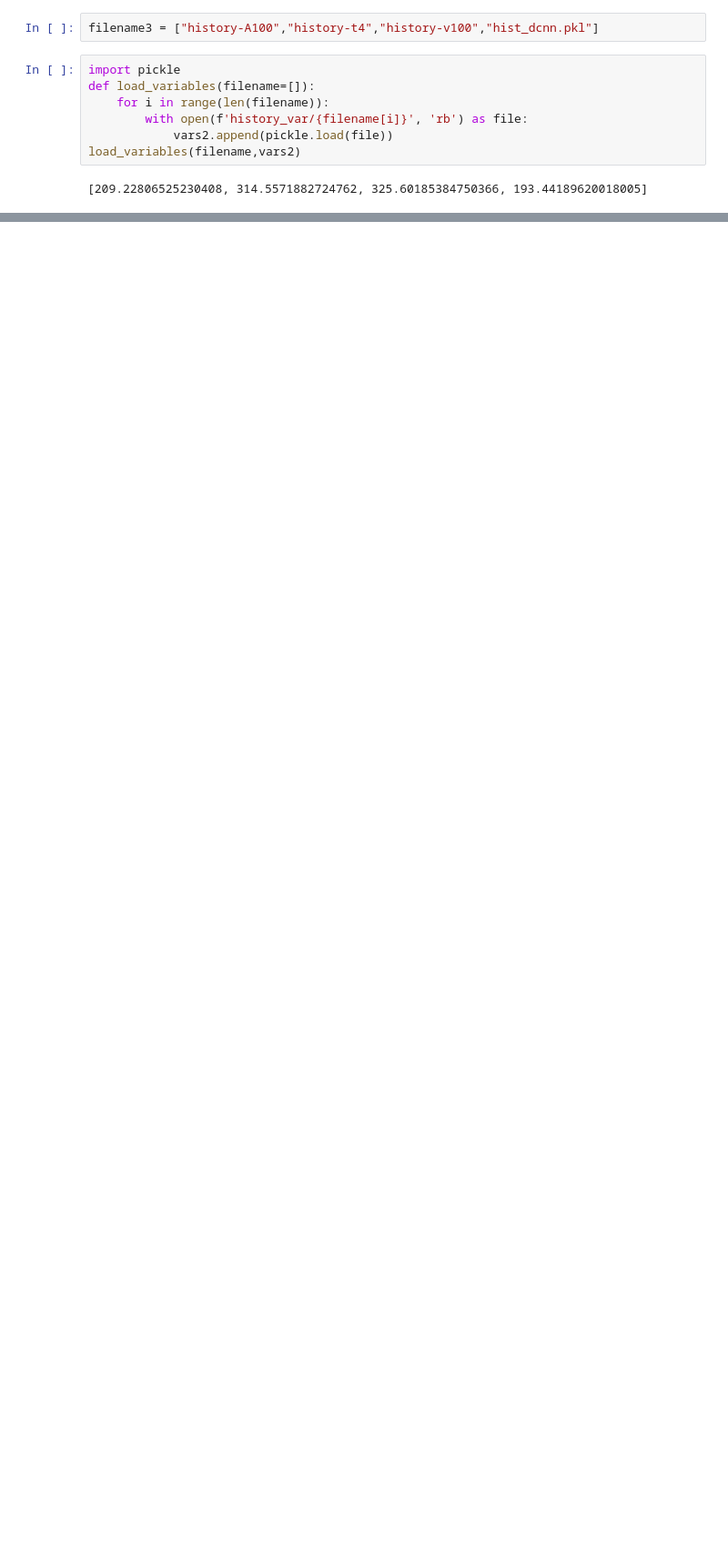
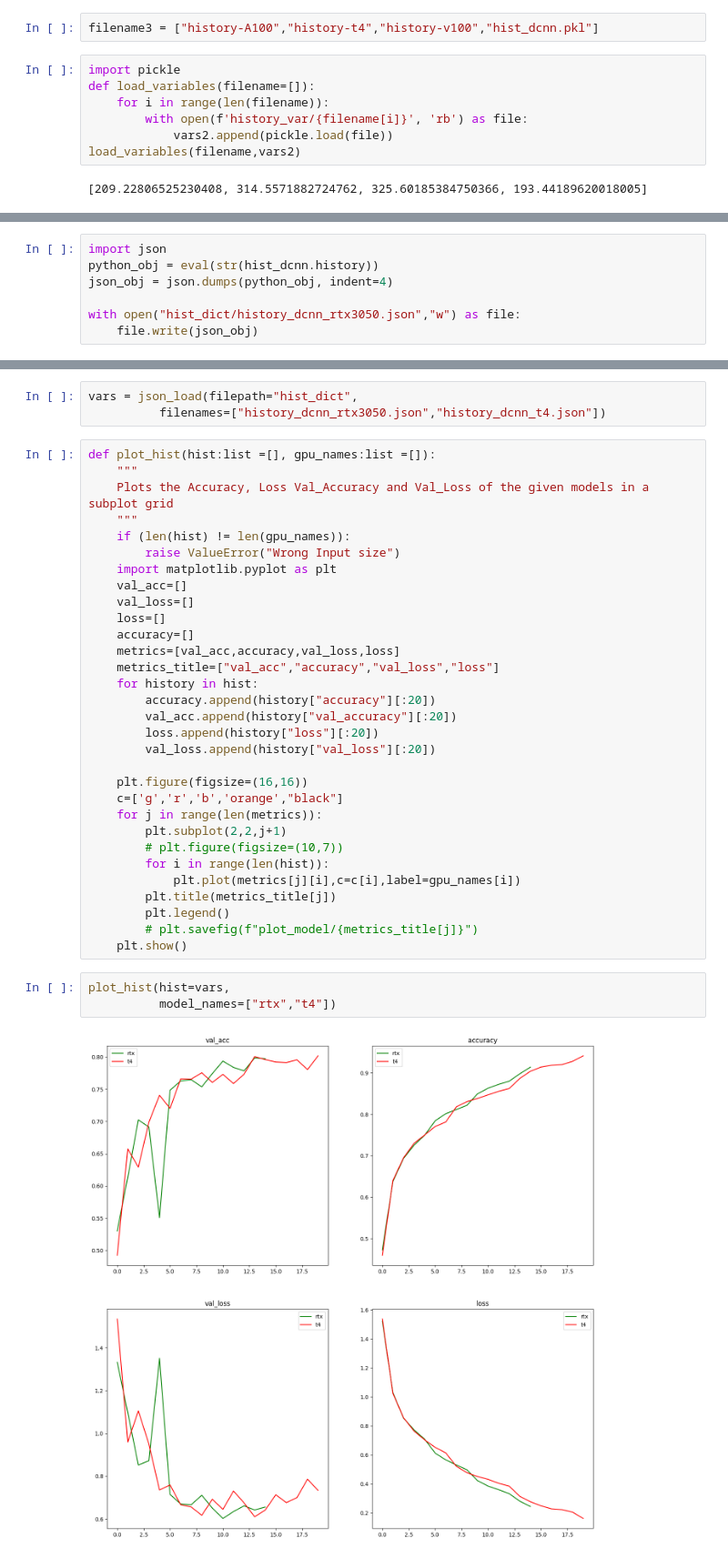
Before and after one commit to Ujjwal-Mk/IEEE, a Jupyter notebook: GPU_Plots.ipynb, the cells around one changed output, grey strips where cells are left out. Shown at 91% size. Cells and saved outputs as stored; diff of their text form; blank space fills up the shorter version.

```diff
--- a/GPU_Plots.ipynb
+++ b/GPU_Plots.ipynb
@@ -44,0 +55,7 @@ load_variables(filename,vars2)
+# %%
+import json
+python_obj = eval(str(hist_dcnn.history))
+json_obj = json.dumps(python_obj, indent=4)
+
+with open("hist_dict/history_dcnn_rtx3050.json","w") as file:
+    file.write(json_obj)
@@ -44,0 +105,39 @@ load_variables(filename,vars2)
+# %%
+vars = json_load(filepath="hist_dict",
+          filenames=["history_dcnn_rtx3050.json","history_dcnn_t4.json"])
+# %%
+def plot_hist(hist:list =[], gpu_names:list =[]):
+    """
+    Plots the Accuracy, Loss Val_Accuracy and Val_Loss of the given models in a subplot grid
+    """
+    if (len(hist) != len(gpu_names)):
+        raise ValueError("Wrong Input size")
+    import matplotlib.pyplot as plt
+    val_acc=[]
+    val_loss=[]
+    loss=[]
+    accuracy=[]
+    metrics=[val_acc,accuracy,val_loss,loss]
+    metrics_title=["val_acc","accuracy","val_loss","loss"]
+    for history in hist:
+        accuracy.append(history["accuracy"][:20])
+        val_acc.append(history["val_accuracy"][:20])
+        loss.append(history["loss"][:20])
+        val_loss.append(history["val_loss"][:20])
+
+    plt.figure(figsize=(16,16))
+    c=['g','r','b','orange',"black"]
+    for j in range(len(metrics)):
+        plt.subplot(2,2,j+1)
+        # plt.figure(figsize=(10,7))
+        for i in range(len(hist)):
+            plt.plot(metrics[j][i],c=c[i],label=gpu_names[i])
+        plt.title(metrics_title[j])
+        plt.legend()
+        # plt.savefig(f"plot_model/{metrics_title[j]}")
+    plt.show()
+# %%
+plot_hist(hist=vars,
+          model_names=["rtx","t4"])
+# %% [output]
+[figure, added]
```
Also changed, not shown: parts of 5 cells of this notebook, 7 other files.
